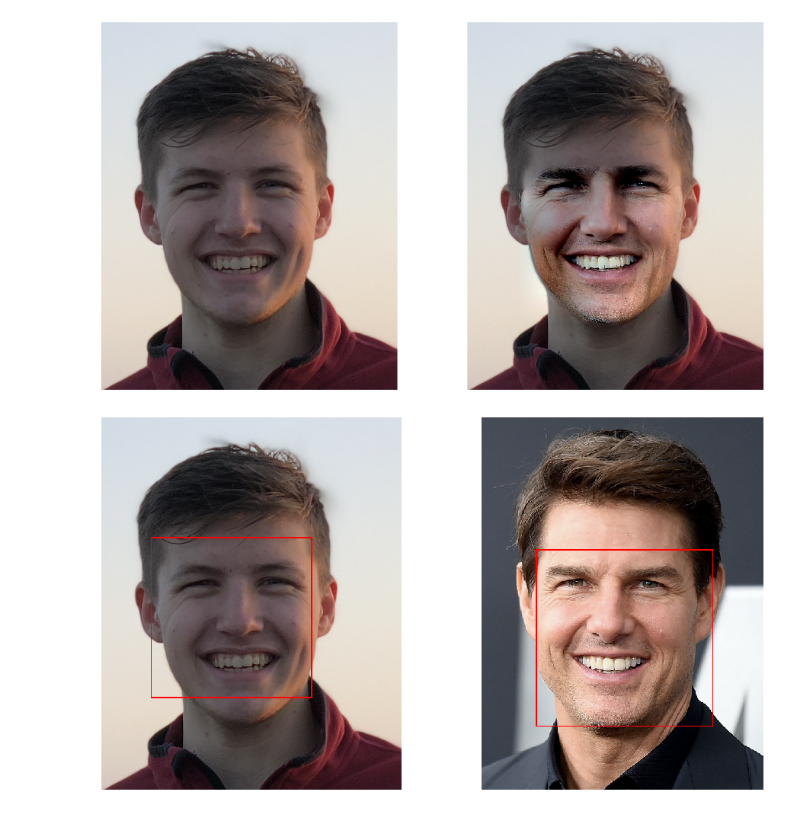
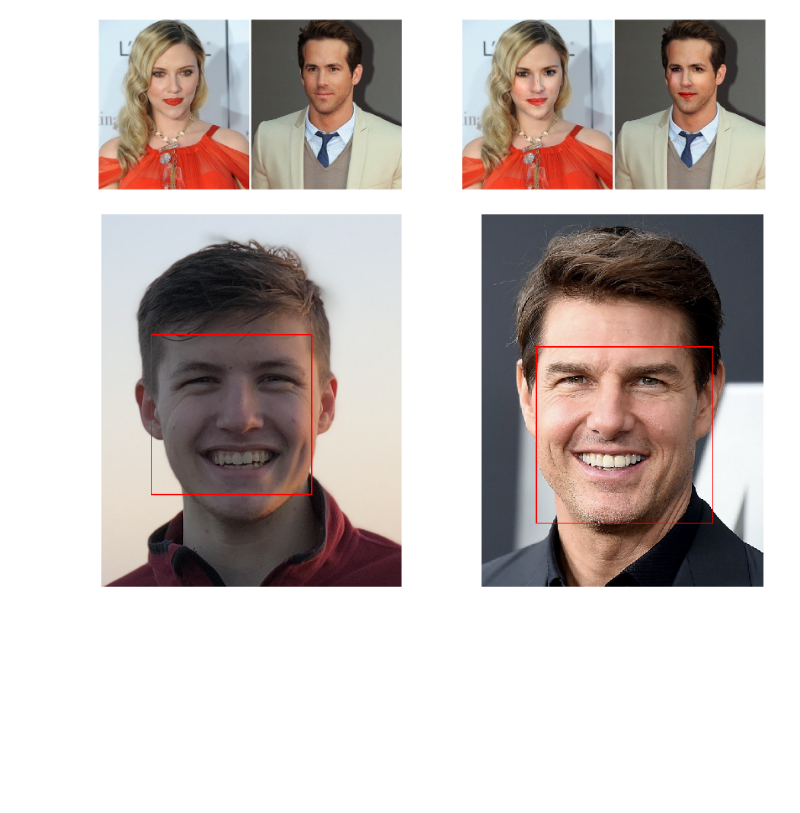
Before and after one commit to Tismoney/FaceSwapping, a Jupyter notebook: Fast Guide.ipynb, the cells around one changed output. Saved outputs shown, nothing was run; the diff lists cells and outputs as text; code cells hidden in the pictures; blank space fills up the shorter version.

```diff
--- a/Fast Guide.ipynb
+++ b/Fast Guide.ipynb
@@ -9,22 +10,22 @@ from matplotlib import pyplot as plt
 # %%
-face_swapping = FaceSwapping(reference_path='imgs/reference.png')
+face_swapping = TwoFaceSwapping(reference_path='imgs/reference.png')
 # %%
-img = face_swapping.load_img('imgs/img.png')
+img = face_swapping.load_img('imgs/two.jpg')
 # %%
 img_swap = face_swapping(img)
 # %%
-_, ax = plt.subplots(1, 2, figsize=(16,9))
+_, ax = plt.subplots(1, 2, figsize=(32,24))
 
 ax[0].imshow(img)
 ax[0].axis(False)
 
 ax[1].imshow(img_swap)
 ax[1].axis(False)
 
-plt.savefig('imgs/step_8.png')
+# plt.savefig('imgs/step_8.png')
 plt.show()
 # %% [output]
-[figure, old version]
+[figure, new version]
 # %%
 from imutils.face_utils import rect_to_bb
 # %%
```
Also changed, not shown: parts of 5 cells of this notebook.
